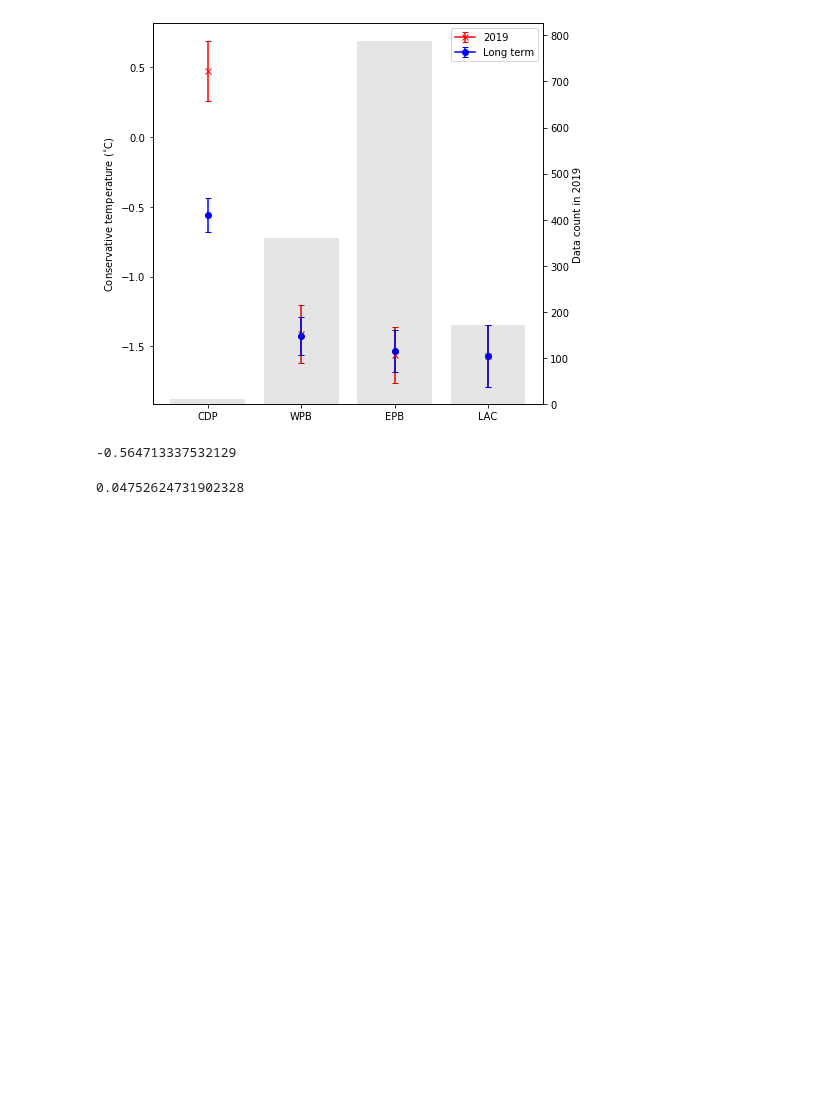
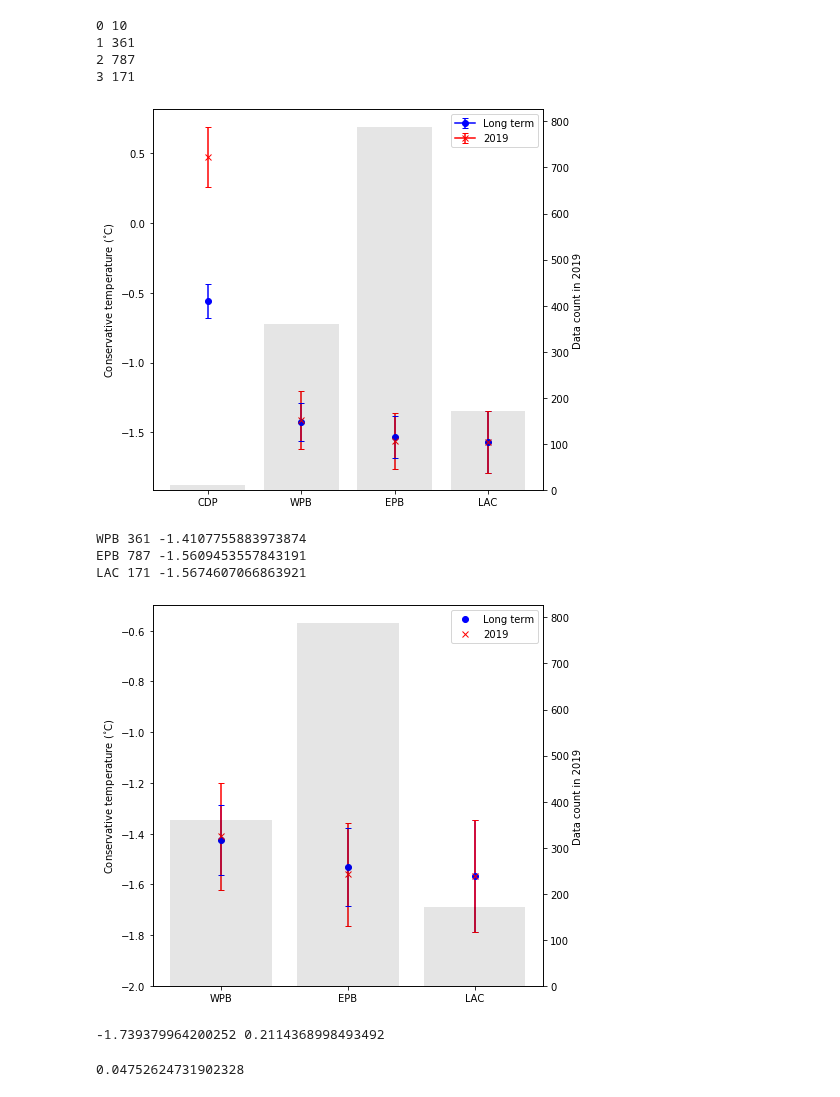
Before and after one commit to adityarn/antarctic_margins_MEOP, a Jupyter notebook: MEOP2020_analysis.ipynb, the cells around one changed output. Saved outputs shown, nothing was run; the diff lists cells and outputs as text; code cells hidden in the pictures; blank space fills up the shorter version.

Commit message:
updated plots

```diff
--- a/MEOP2020_analysis.ipynb
+++ b/MEOP2020_analysis.ipynb
@@ -140,11 +140,12 @@ for i in range(len(regions)):
 
     data_count_2019 = dfmg.loc[regions[i] & dfsel_2019_Jan & deepMask250 & sel_echodepth_1000
                                               & ~gline_le_75km].CTEMP.count()
+    print(i, data_count_2019)
 
+    ax.errorbar(x_axis[i], regional_bottom_CTEMP_mean_longTerm, yerr = regional_bottom_CTEMP_error_longTerm,
+               marker="o", color="b", label="Long term", capsize=3)
     ax.errorbar(x_axis[i], regional_bottom_CTEMP_mean_2019, yerr= regional_bottom_CTEMP_error_2019,
                 marker = "x", color="r", label="2019", capsize=3, )
-    ax.errorbar(x_axis[i], regional_bottom_CTEMP_mean_longTerm, yerr = regional_bottom_CTEMP_error_longTerm,
-               marker="o", color="b", label="Long term", capsize=3)
 
 
     ax_right.bar(x_axis[i], [data_count_2019], alpha=0.1, color='k')
@@ -159,6 +160,64 @@ plt.savefig("./Images/MEOP2020/Jan_Feb_comparison.pdf", dpi=300, bbox_inches="ti
 #ax.set_ylim(-2, 0)
 plt.show()
 # %% [output]
+0 10
+1 361
+2 787
+3 171
-[figure, old version]
+[figure, new version]
+# %%
+plt.close(1)
+plt.figure(1, figsize=(7,7))
+
+ax = plt.subplot()
+
+regions = [WPB, EPB, LAC]
+names = ["WPB", "EPB", "LAC"]
+
+dfsel_2019_Jan = (dfmg.JULD.dt.year == 2019) #& (dfmg.JULD.dt.month == 1)
+x_axis = np.arange(len(regions))
+month_sel = (dfmg.JULD.dt.month == 1) | (dfmg.JULD.dt.month == 2)
+ax_right = ax.twinx()
+
+for i in range(len(regions)):
+    regional_bottom_CTEMP_mean_2019, regional_bottom_CTEMP_error_2019  = return_CT_mean(dfmg,
+                                              (regions[i] & dfsel_2019_Jan
+                                              & deepMask250 & sel_echodepth_3000
+                                              & ~gline_le_75km), var='CTEMP')
+    regional_bottom_CTEMP_mean_longTerm, regional_bottom_CTEMP_error_longTerm = return_CT_mean(dfmg,
+                                        (regions[i] & month_sel & deepMask250 & sel_echodepth_3000
+                                              & ~gline_le_75km), var="CTEMP")
+
+    data_count_2019 = dfmg.loc[regions[i] & dfsel_2019_Jan & deepMask250 & sel_echodepth_1000
+                                              & ~gline_le_75km].CTEMP.count()
+    print(names[i], data_count_2019, regional_bottom_CTEMP_mean_2019)
+
+    ax.errorbar(x_axis[i], regional_bottom_CTEMP_mean_longTerm, yerr = regional_bottom_CTEMP_error_longTerm,
+               marker="o", color="b", label="Long term", capsize=3, ls='')
+    ax.errorbar(x_axis[i], regional_bottom_CTEMP_mean_2019, yerr= regional_bottom_CTEMP_error_2019,
+                marker = "x", color="r", label="2019", capsize=3, ls='')
+
+
+    ax_right.bar(x_axis[i], [data_count_2019], alpha=0.1, color='k')
+    #ax_right.set_yscale("log")
+    if i == 0:
+        handles, labels = ax.get_legend_handles_labels()
+        # remove the errorbars
+        handles = [h[0] for h in handles]
+        # use them in the legend
+        ax.legend(handles, labels, loc='upper right',numpoints=1)
+
+ax.set_xticks(np.arange(len(regions)))
+ax.set_xticklabels(names)
+ax.set_ylabel("Conservative temperature ($^{\circ}$C)")
+ax_right.set_ylabel("Data count in 2019")
+plt.savefig("./Images/MEOP2020/Jan_Feb_comparison_woCDP.pdf", dpi=300, bbox_inches="tight")
+ax.set_ylim(-2, -0.5)
+plt.show()
+# %% [output]
+WPB 361 -1.4107755883973874
+EPB 787 -1.5609453557843191
+LAC 171 -1.5674607066863921
+[figure, added]
 # %%
 dfsel2019 = (dfmg.JULD.dt.year == 2019) & (dfmg.JULD.dt.month == 2)
@@ -167,7 +227,7 @@ bottom_CTEMP_mean_2019 = dfmg.loc[dfsel2019 & CDP & deepMask250 & sel_echodepth_
-# %%
-bottom_CTEMP_mean_2019
-# %% [output]
--0.564713337532129
+# %%
+print(bottom_CTEMP_mean_2019, bottom_CTEMP_error_2019)
+# %% [output]
+-1.739379964200252 0.2114368998493492
 # %%
 dfsel = df2020.JULD.dt.year == 2019
 df2020[dfsel].CTEMP.mean()
```
Also changed, not shown: parts of 1 cell of this notebook, 1 other file.
